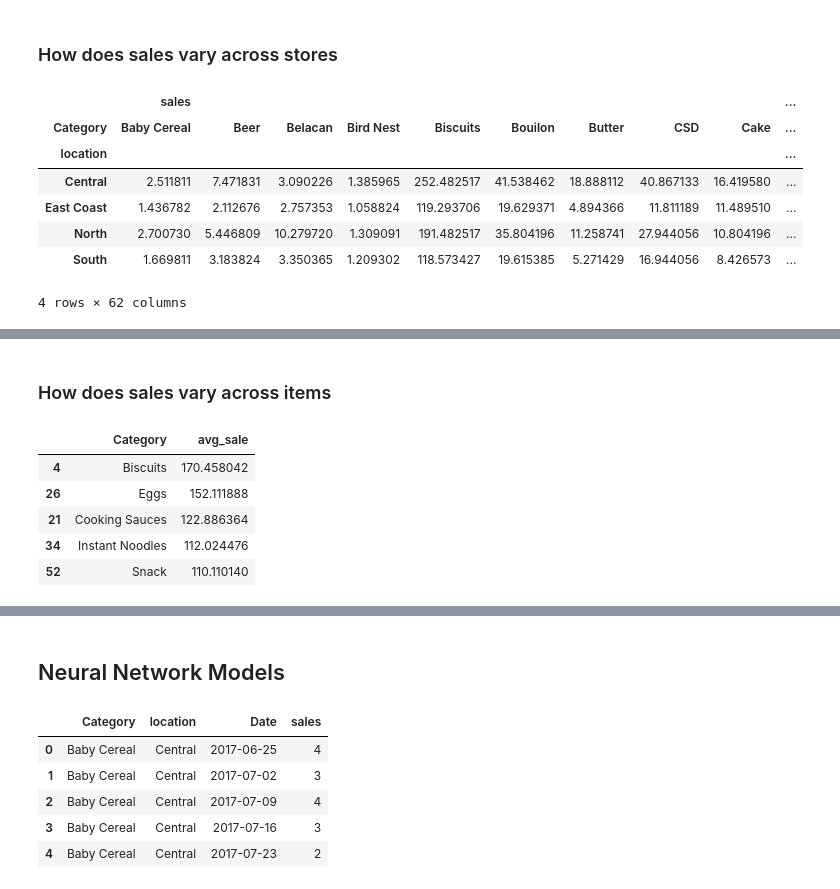
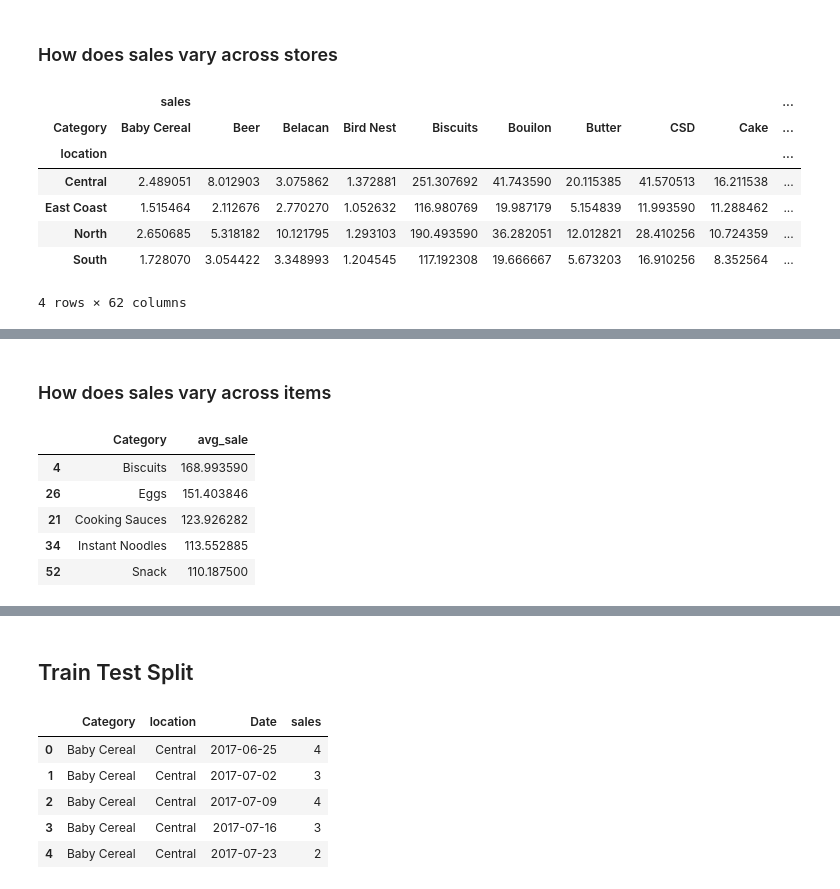
Before and after one commit to CornCobs/DSA3101project, a Jupyter notebook: experimental/Demand Forecasting with Deep Learning.ipynb, the cells around one changed output, grey strips where cells are left out. Cells and saved outputs as stored; diff of their text form; code cells hidden in the pictures.

```diff
--- a/experimental/Demand Forecasting with Deep Learning.ipynb
+++ b/experimental/Demand Forecasting with Deep Learning.ipynb
@@ -107,18 +104,18 @@ After filter: (570, 4)
 # %% [markdown]
 ### How does sales vary across stores
 # %%
-store_df = train.copy()
+store_df = df.copy()
 sales_pivoted_df = pd.pivot_table(store_df, index='location', values=['sales','Date'], columns='Category', aggfunc=np.mean)
 # Pivoted dataframe
 display(sales_pivoted_df)
 # %% [output]
 |  | sales |  |  |  |  |  |  |  |  | ... |
 | Category | Baby Cereal | Beer | Belacan | Bird Nest | Biscuits | Bouilon | Butter | CSD | Cake | ... |
 | location |  |  |  |  |  |  |  |  |  | ... |
-| Central | 2.511811 | 7.471831 | 3.090226 | 1.385965 | 252.482517 | 41.538462 | 18.888112 | 40.867133 | 16.419580 | ... |
-| East Coast | 1.436782 | 2.112676 | 2.757353 | 1.058824 | 119.293706 | 19.629371 | 4.894366 | 11.811189 | 11.489510 | ... |
-| North | 2.700730 | 5.446809 | 10.279720 | 1.309091 | 191.482517 | 35.804196 | 11.258741 | 27.944056 | 10.804196 | ... |
-| South | 1.669811 | 3.183824 | 3.350365 | 1.209302 | 118.573427 | 19.615385 | 5.271429 | 16.944056 | 8.426573 | ... |
+| Central | 2.489051 | 8.012903 | 3.075862 | 1.372881 | 251.307692 | 41.743590 | 20.115385 | 41.570513 | 16.211538 | ... |
+| East Coast | 1.515464 | 2.112676 | 2.770270 | 1.052632 | 116.980769 | 19.987179 | 5.154839 | 11.993590 | 11.288462 | ... |
+| North | 2.650685 | 5.318182 | 10.121795 | 1.293103 | 190.493590 | 36.282051 | 12.012821 | 28.410256 | 10.724359 | ... |
+| South | 1.728070 | 3.054422 | 3.348993 | 1.204545 | 117.192308 | 19.666667 | 5.673203 | 16.910256 | 8.352564 | ... |
 4 rows × 62 columns
 # %%
 sales_across_store_df = sales_pivoted_df.copy()
@@ -170,7 +167,7 @@ sales_across_item_df.loc['total'] = sales_across_item_df.apply(lambda r: r.mean(
 # Note the 11th index row, which is the average sale of each of the item across all the stores
 #display(sales_across_item_df.loc[11:])
 a = pd.DataFrame(sales_across_item_df.values[4])
-b = pd.DataFrame(train.Category.unique())
+b = pd.DataFrame(df.Category.unique())
 result = pd.concat([b,a], axis=1, sort=False)
 new = result.to_numpy()
 avg_sales_per_item_across_stores_df = pd.DataFrame(data=[[i,a] for i,a in new], columns=['Category', 'avg_sale'])
@@ -180,11 +177,11 @@ avg_sales_per_item_across_stores_df.sort_values(by='avg_sale', ascending=False,
 display(avg_sales_per_item_across_stores_df.head())
 # %% [output]
 |  | Category | avg_sale |
-| 4 | Biscuits | 170.458042 |
-| 26 | Eggs | 152.111888 |
-| 21 | Cooking Sauces | 122.886364 |
-| 34 | Instant Noodles | 112.024476 |
-| 52 | Snack | 110.110140 |
+| 4 | Biscuits | 168.993590 |
+| 26 | Eggs | 151.403846 |
+| 21 | Cooking Sauces | 123.926282 |
+| 34 | Instant Noodles | 113.552885 |
+| 52 | Snack | 110.187500 |
 # %%
 avg_sales_per_item_across_stores_sorted = avg_sales_per_item_across_stores_df.avg_sale.values
 # Scatter plot of average sales per item
@@ -222,6 +219,6 @@ fig = go.Figure(data=data, layout=sales_item_layout)
 py.iplot(fig,filename='scatter_sales_item')
 # %% [output]
 [interactive output not drawn]
-# %% [markdown]
-## Neural Network Models
+# %% [markdown]
+## Train Test Split
 # %%
```
Also changed, not shown: parts of 59 cells of this notebook, 1 other file.
